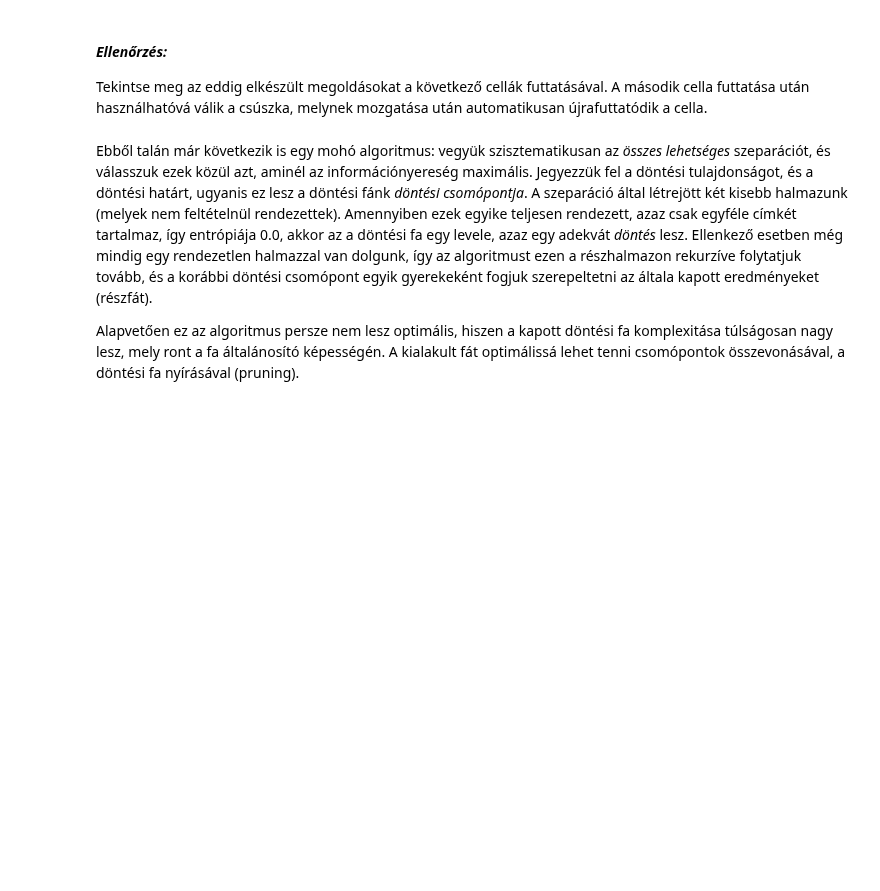
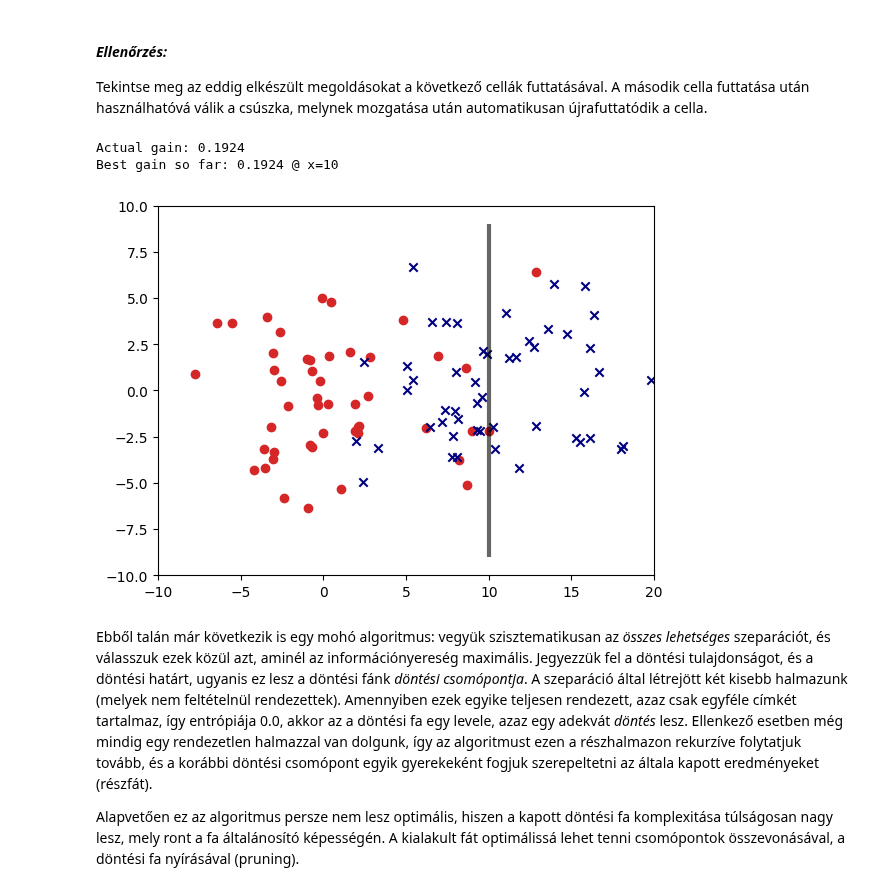
Before and after one commit to BrMrtn/GoogleColab, a Jupyter notebook: MI/BSc_MI_labor_4_Döntési_fák_HU_student.ipynb, the cells around one changed output. Drawn from its saved outputs; the diff is of its cells as text; code cells hidden in the pictures; blank space fills up the shorter version.

```diff
--- a/MI/BSc_MI_labor_4_Döntési_fák_HU_student.ipynb
+++ b/MI/BSc_MI_labor_4_Döntési_fák_HU_student.ipynb
@@ -112,6 +133,42 @@ def get_information_gain(x: np.ndarray, y: np.ndarray, x_separation: float) -> f
   ####################################
   #Írja ide a szükséges forráskódot:
 
+  num_of_0_labels = 0
+  num_of_1_labels = 0
+  for label in y:
+    if label == 0: num_of_0_labels += 1
+    else: num_of_1_labels += 1
+  H_L = get_entropy(num_of_0_labels, num_of_1_labels)
+
+  left = []
+  right = []
+  for i in range(len(x)):
+    if x[i] <= x_separation:
+      left.append(y[i])
+    else:
+      right.append(y[i])
+
+  left_num_of_0_labels = 0
+  left_num_of_1_labels = 0
+  for label in left:
+    if label == 0: left_num_of_0_labels += 1
+    else: left_num_of_1_labels += 1
+  H_L_left = get_entropy(left_num_of_0_labels, left_num_of_1_labels)
+
+  right_num_of_0_labels = 0
+  right_num_of_1_labels = 0
+  for label in right:
+    if label == 0: right_num_of_0_labels += 1
+    else: right_num_of_1_labels += 1
+  H_L_right = get_entropy(right_num_of_0_labels, right_num_of_1_labels)
+
+  e = len(left)
+  f = len(right)
+
+  abs_L = e + f
+
+  gain = H_L - ((e/abs_L)*H_L_left + (f/abs_L)*H_L_right)
+
   ####################################
   return gain
 # %% [markdown]
@@ -128,25 +185,29 @@ best_gain, best_gain_x = 0, 0
 # %%
 # @title Egy döntés {run: "auto"}
 
-slider = 0.0 # @param {type: "slider", min:-10, max: 20, step: 0.5}
+slider = 10 # @param {type: "slider", min:-10, max: 20, step: 0.5}
 
 #plotting:
 plt.scatter(x_plot0, y_plot0, marker="o", color="tab:red")
 plt.scatter(x_plot1, y_plot1, marker="x", color="navy")
 plt.vlines(x = slider, ymin=-9, ymax=9, linewidth=3, alpha=0.6, color="k")
 plt.xlim(-10, 20)
 plt.ylim(-10, 10)
 
 #computing information gain:
 x = np.concatenate([x_plot0, x_plot1])
 y = [0]*50+[1]*50
 act_gain = get_information_gain(x, y, slider)
 if act_gain>best_gain:
   best_gain = act_gain
   best_gain_x = slider
 
 #printing gains:
 print(f"Actual gain: {act_gain:.4f}\nBest gain so far: {best_gain:.4f} @ x={best_gain_x}")
+# %% [output]
+Actual gain: 0.1924
+Best gain so far: 0.1924 @ x=10
+[figure, added]
 # %% [markdown]
 Ebből talán már következik is egy mohó algoritmus: vegyük szisztematikusan az *összes lehetséges* szeparációt, és válasszuk ezek közül azt, aminél az információnyereség maximális. Jegyezzük fel a döntési tulajdonságot, és a döntési határt, ugyanis ez lesz a döntési fánk *döntési csomópontja*. A szeparáció által létrejött két kisebb halmazunk (melyek nem feltételnül rendezettek). Amennyiben ezek egyike teljesen rendezett, azaz csak egyféle címkét tartalmaz, így entrópiája 0.0, akkor az a döntési fa egy levele, azaz egy adekvát *döntés* lesz. Ellenkező esetben még mindig egy rendezetlen halmazzal van dolgunk, így az algoritmust ezen a részhalmazon rekurzíve folytatjuk tovább, és a korábbi döntési csomópont egyik gyerekeként fogjuk szerepeltetni az általa kapott eredményeket (részfát).
 
```
Also changed, not shown: parts of 10 cells of this notebook.
